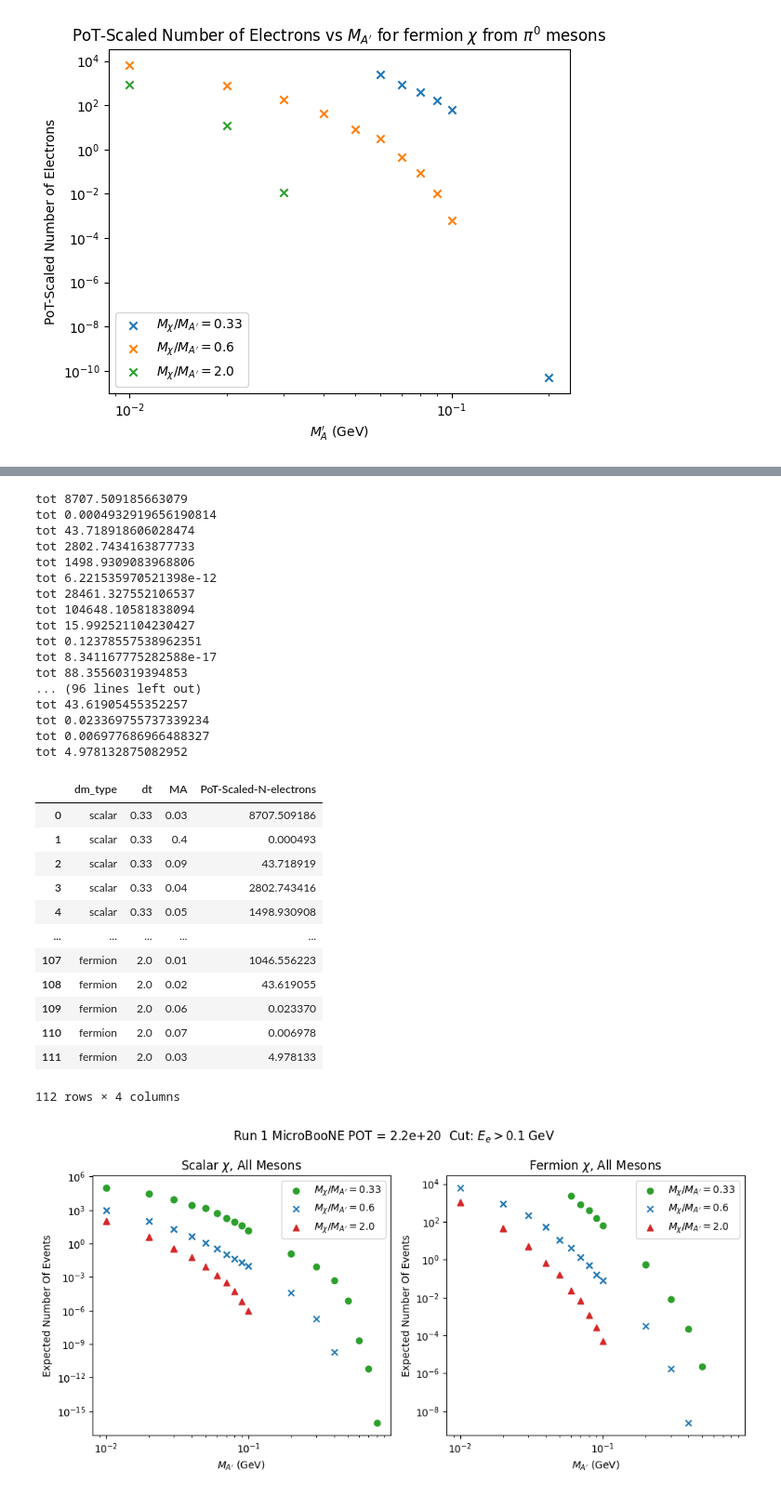
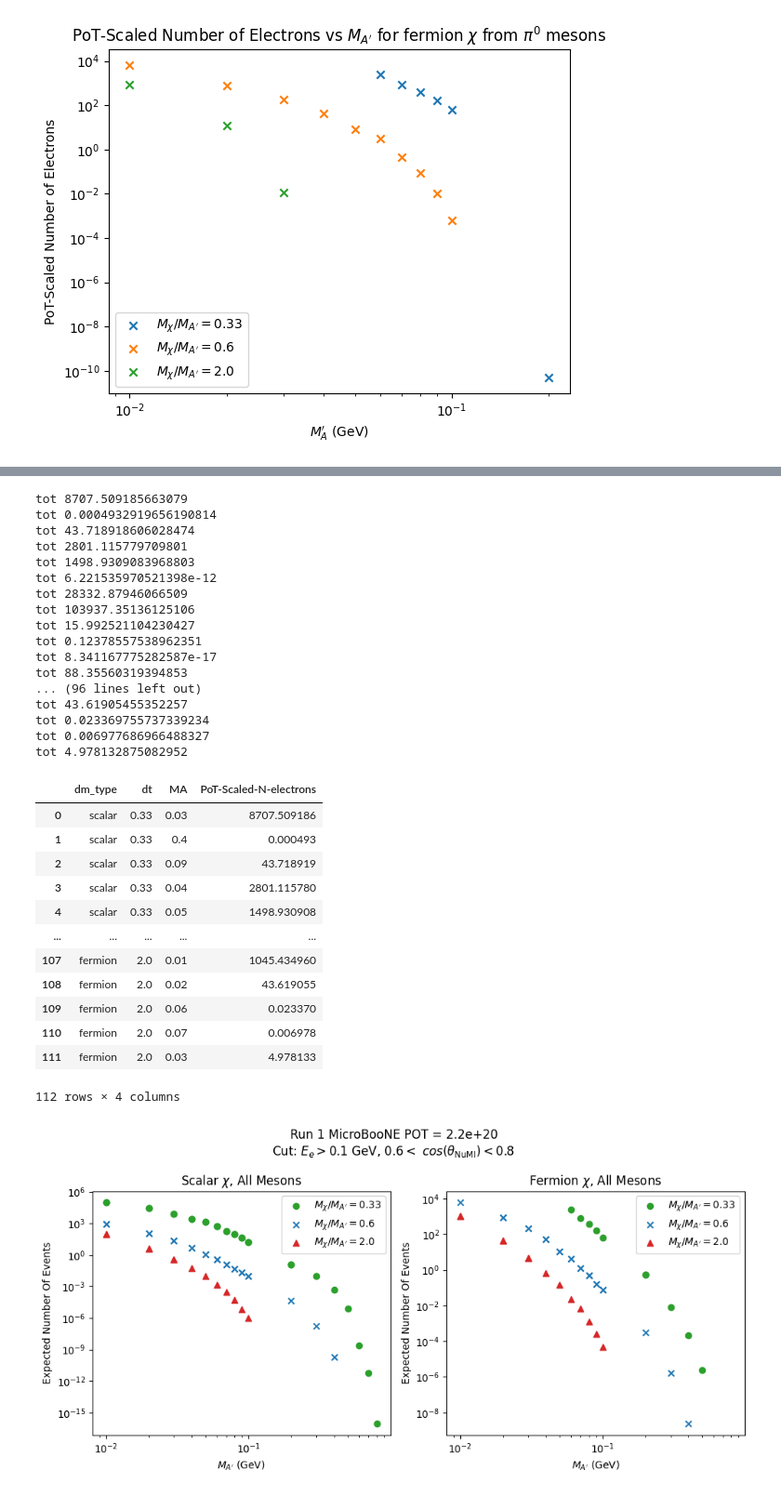
Before and after one commit to amh-137/DarkElectronScatter, a Jupyter notebook: notebooks/kinematics.ipynb, the cells around one changed output, grey strips where cells are left out. Shown at 93% size. Saved outputs shown, nothing was run; the diff lists cells and outputs as text; code cells hidden in the pictures.

Commit message:
cuts on cos theta numi

```diff
--- a/notebooks/kinematics.ipynb
+++ b/notebooks/kinematics.ipynb
@@ -230,5 +231,7 @@ fig4.savefig(f"../plots/PoT/n_e_pot_scaled_vs_ma_all.png")
 # %%
+from src.transforms import add_cos_theta_signal
 E_min = 0.1 # GeV
+cos_theta_numi_cuts = [0.6, 0.8]
 pot_df = pd.DataFrame(columns=["DM_type", "meson", "dt", "MA", "POT", "N-electons", "PoT-Scaled-N-electrons"])
 data_types = ["scalar", "fermion"]
 i = 0
@@ -240,13 +243,16 @@ for dm_type in data_types:
                 print(f"Empty file: {file}")
                 continue
             tot_pot = f["pot_tree"]["tot_pot"].array()
-            #print(f["elecron_tree"].numentries)
-            E_e = f["elecron_tree"]["electron_energy"].array()
-            E_e = E_e[E_e > E_min]
-            N_electrons = len(E_e)
-            #print(N_electrons)
             pmax = f["pot_tree"]["pmax"].array()
-            pot_scaled_n_el = pot_scale(N_electrons, tot_pot, c.POT_RUN1_MICROBOONE) * pmax
+
+            df = f["elecron_tree"].pandas.df()
+            df = df[df["electron_energy"] >=E_min] # Cut on Energy
+
+            df = add_cos_theta_signal(df)
+
+            pot_sc = (c.POT_RUN1_MICROBOONE / tot_pot) * pmax
+            N_electrons = 1
+            pot_scaled_n_el = pot_sc * len(df[(df["cos_theta_numi"] >= cos_theta_numi_cuts[0]) & (df["cos_theta_numi"] <= cos_theta_numi_cuts[1])])
 
             pot_df.loc[i] = {"DM_type":dm_type, "meson":file.split('_')[0], "dt":file.split('_')[5][:-5], "MA":file.split('_')[3], "POT":tot_pot, "N-electons":N_electrons, "PoT-Scaled-N-electrons":pot_scaled_n_el}
             i += 1
@@ -362,41 +368,41 @@ for dm_type in data_types:
 
 
     j+=1
 
-fig4.suptitle(f"Run 1 MicroBooNE POT = {c.POT_RUN1_MICROBOONE}\tCut: $E_e > {E_min}$ GeV")
+fig4.suptitle(f"Run 1 MicroBooNE POT = {c.POT_RUN1_MICROBOONE}\nCut: $E_e > {E_min}$ GeV, ${cos_theta_numi_cuts[0]}<$ "+r"$cos(\theta_\text{NuMI}) < $"+f"${cos_theta_numi_cuts[1]}$")
 fig4.tight_layout()
-fig4.savefig(f"../plots/PoT/n_e_pot_scaled_vs_ma_E_cuts_combined.png")
-fig4.savefig(f"../plots/PoT/n_e_pot_scaled_vs_ma_E_cuts_combined.pdf")
+fig4.savefig(f"../plots/PoT/n_e_pot_scaled_vs_ma_E_cos_cuts_combined.png")
+fig4.savefig(f"../plots/PoT/n_e_pot_scaled_vs_ma_E_cos_cuts_combined.pdf")
 plt.show()
 # %% [output]
 tot 8707.509185663079
 tot 0.0004932919656190814
 tot 43.718918606028474
-tot 2802.7434163877733
-tot 1498.9309083968806
+tot 2801.115779709801
+tot 1498.9309083968803
 tot 6.221535970521398e-12
-tot 28461.327552106537
-tot 104648.10581838094
+tot 28332.87946066509
+tot 103937.35136125106
 tot 15.992521104230427
 tot 0.12378557538962351
-tot 8.341167775282588e-17
+tot 8.341167775282587e-17
 tot 88.35560319394853
 ... (96 lines left out)
 tot 43.61905455352257
 tot 0.023369755737339234
 tot 0.006977686966488327
 tot 4.978132875082952
 |  | dm_type | dt | MA | PoT-Scaled-N-electrons |
 | 0 | scalar | 0.33 | 0.03 | 8707.509186 |
 | 1 | scalar | 0.33 | 0.4 | 0.000493 |
 | 2 | scalar | 0.33 | 0.09 | 43.718919 |
-| 3 | scalar | 0.33 | 0.04 | 2802.743416 |
+| 3 | scalar | 0.33 | 0.04 | 2801.115780 |
 | 4 | scalar | 0.33 | 0.05 | 1498.930908 |
 | ... | ... | ... | ... | ... |
-| 107 | fermion | 2.0 | 0.01 | 1046.556223 |
+| 107 | fermion | 2.0 | 0.01 | 1045.434960 |
 | 108 | fermion | 2.0 | 0.02 | 43.619055 |
 | 109 | fermion | 2.0 | 0.06 | 0.023370 |
 | 110 | fermion | 2.0 | 0.07 | 0.006978 |
 | 111 | fermion | 2.0 | 0.03 | 4.978133 |
 112 rows × 4 columns
-[figure, old version]
+[figure, new version]
```
Also changed, not shown: parts of 3 cells of this notebook.
